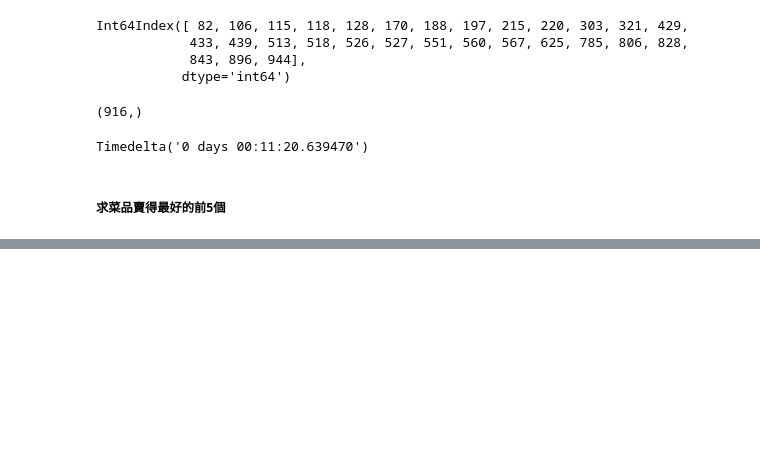
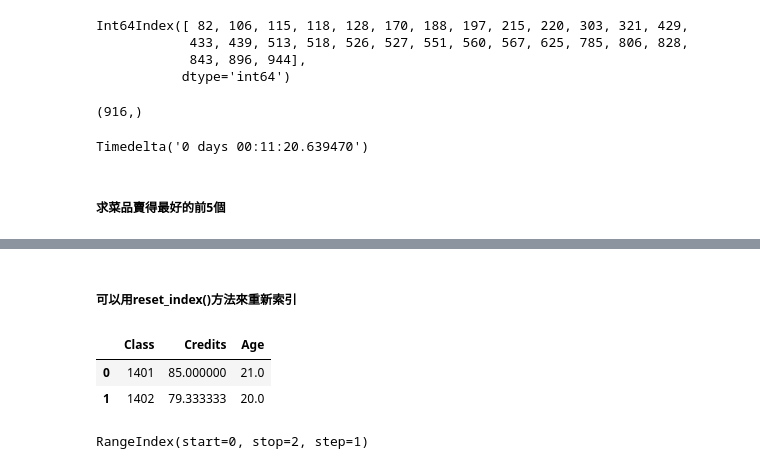
Before and after one commit to oz1n/gitfirst, a Jupyter notebook: pandas/Pandasex.ipynb, the cells around one changed output, grey strips where cells are left out. Cells and saved outputs as stored; diff of their text form; code cells hidden in the pictures; blank space fills up the shorter version.

```diff
--- a/pandas/Pandasex.ipynb
+++ b/pandas/Pandasex.ipynb
@@ -543,0 +571,12 @@ Name: dishes_name, dtype: int64
+# %% [markdown]
+##### 可以用reset_index()方法來重新索引
+# %%
+credits.groupby(by = 'Class').mean().reset_index()
+# %% [output]
+|  | Class | Credits | Age |
+| 0 | 1401 | 85.000000 | 21.0 |
+| 1 | 1402 | 79.333333 | 20.0 |
+# %%
+credits.groupby(by = 'Class').mean().reset_index().index  #索引又重新變成正常
+# %% [output]
+RangeIndex(start=0, stop=2, step=1)
```
Also changed, not shown: parts of 13 cells of this notebook.
